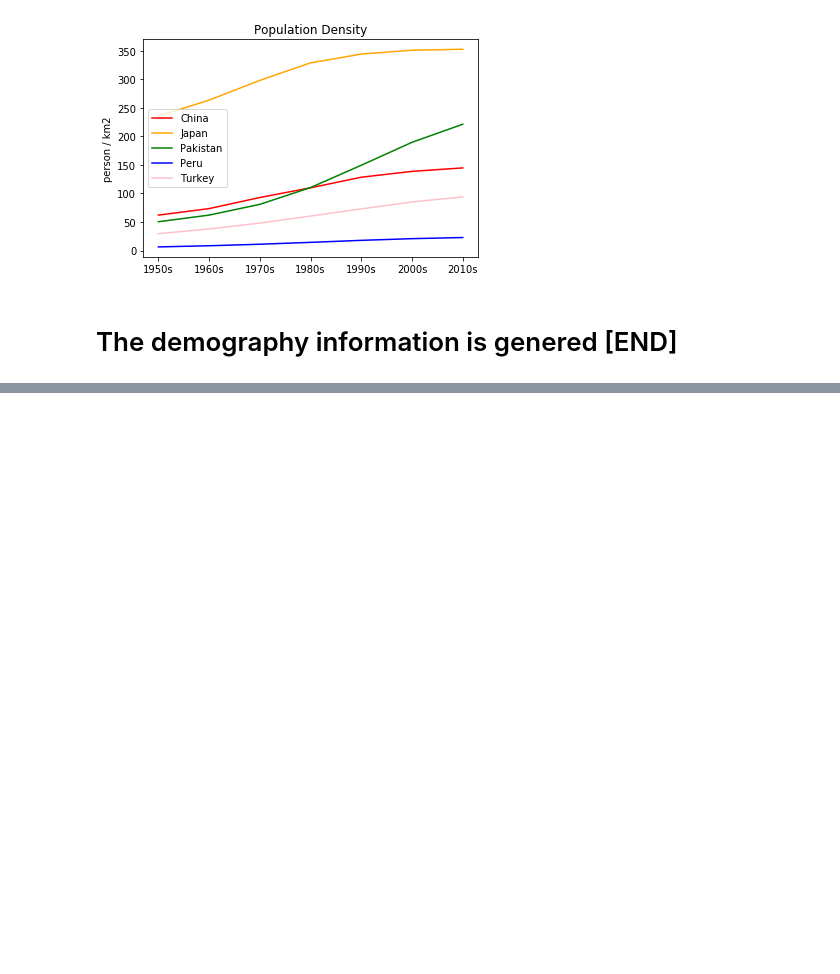
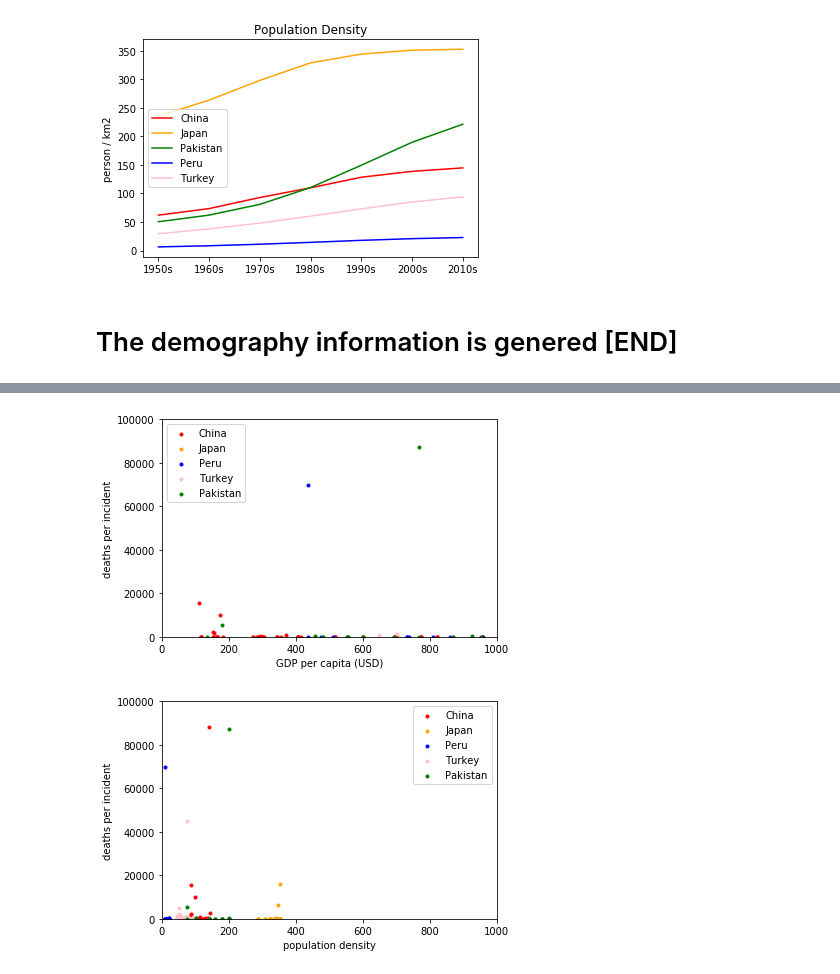
Before and after one commit to shrutijalewar/data-question-3-xtreme-united, a Jupyter notebook: quake.ipynb, the cells around one changed output, grey strips where cells are left out. Saved outputs shown, nothing was run; the diff lists cells and outputs as text; code cells hidden in the pictures; blank space fills up the shorter version.

```diff
--- a/quake.ipynb
+++ b/quake.ipynb
@@ -988,0 +1001,3 @@ eq_g_sp.pivot(index='sleep',columns='strength',values='deaths').fillna(0)
+# %%
+dens2_cn=dens_melt[dens_melt['country'].isin(['China','Japan','Pakistan', 'Peru', 'Turkey'])].drop(['decade'],1)
+dens2_cn.head(3)
@@ -988,0 +1009,3 @@ eq_g_sp.pivot(index='sleep',columns='strength',values='deaths').fillna(0)
+# %%
+gdpca2_cn=gdpca_trim[gdpca_trim['country'].isin(['China','Japan','Pakistan', 'Peru', 'Turkey'])].drop(['decade'],1)
+gdpca2_cn.head(3)
@@ -988,0 +1017,5 @@ eq_g_sp.pivot(index='sleep',columns='strength',values='deaths').fillna(0)
+# %%
+merge1=pd.merge(eq_sd_cn,dens2_cn,how='left',on=['country','year5'])
+# %%
+merge2=pd.merge(merge1,gdpca2_cn,how='left',on=['country','year'])
+merge2.to_csv('mergedCSV.csv')
@@ -988,0 +1081,68 @@ eq_g_sp.pivot(index='sleep',columns='strength',values='deaths').fillna(0)
+# %%
+top_v=10**v_sl.value
+top_h=1000*h_sl.value
+
+#GDP per capita
+
+x_cn=merge_cn['GDP']
+y_cn=merge_cn['deaths']
+
+x_jp=merge_jp['GDP']
+y_jp=merge_jp['deaths']
+
+x_pk=merge_pk['GDP']
+y_pk=merge_pk['deaths']
+
+x_pe=merge_pe['GDP']
+y_pe=merge_pe['deaths']
+
+x_tk=merge_tk['GDP']
+y_tk=merge_tk['deaths']
+
+plt.scatter(x_cn,y_cn,marker='.',color='red',label='China')
+plt.scatter(x_jp,y_jp,marker='.',color='orange',label='Japan')
+plt.scatter(x_pe,y_pe,marker='.',color='blue',label='Peru')
+plt.scatter(x_tk,y_tk,marker='.',color='pink',label='Turkey')
+plt.scatter(x_pk,y_pk,marker='.',color='green',label='Pakistan')
+
+plt.xlim(0,top_h)
+plt.ylim(0,top_v)
+plt.xlabel('GDP per capita (USD)')
+plt.ylabel('deaths per incident')
+plt.legend()
+
+plt.show()
+
+#population density
+
+x_cn=merge_cn['density']
+y_cn=merge_cn['deaths']
+
+x_jp=merge_jp['density']
+y_jp=merge_jp['deaths']
+
+x_pk=merge_pk['density']
+y_pk=merge_pk['deaths']
+
+x_pe=merge_pe['density']
+y_pe=merge_pe['deaths']
+
+x_tk=merge_tk['density']
+y_tk=merge_tk['deaths']
+
+plt.scatter(x_cn,y_cn,marker='.',color='red',label='China')
+plt.scatter(x_jp,y_jp,marker='.',color='orange',label='Japan')
+plt.scatter(x_pe,y_pe,marker='.',color='blue',label='Peru')
+plt.scatter(x_tk,y_tk,marker='.',color='pink',label='Turkey')
+plt.scatter(x_pk,y_pk,marker='.',color='green',label='Pakistan')
+
+plt.xlim(0,top_h)
+plt.ylim(0,top_v)
+plt.xlabel('population density')
+plt.ylabel('deaths per incident')
+plt.legend()
+
+plt.show()
+# %% [output]
+[figure, added]
+[figure, added]
```
Also changed, not shown: parts of 20 cells of this notebook, 1 other file.
